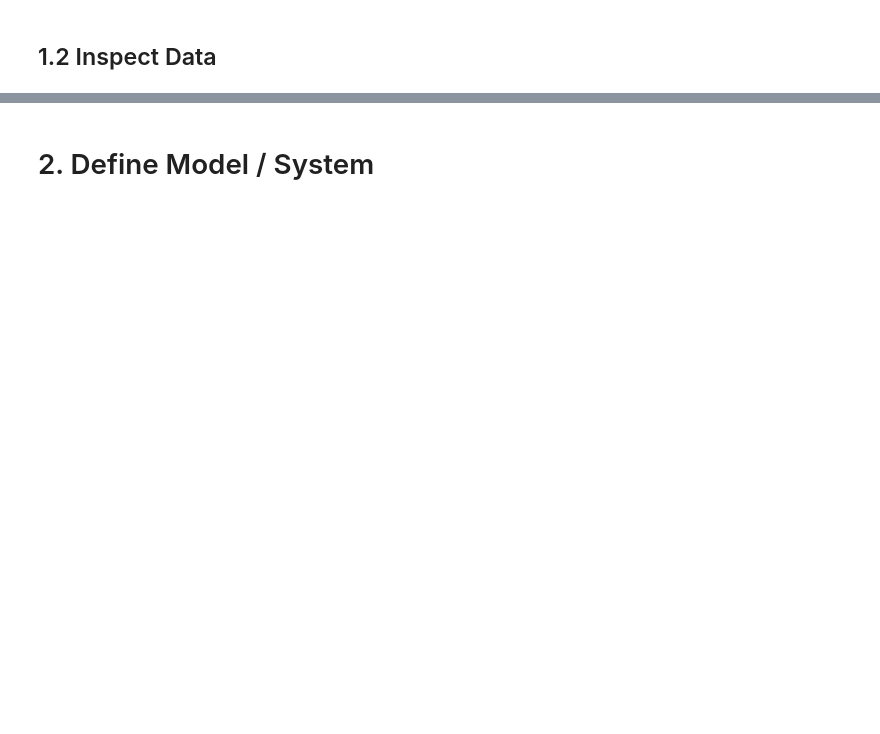
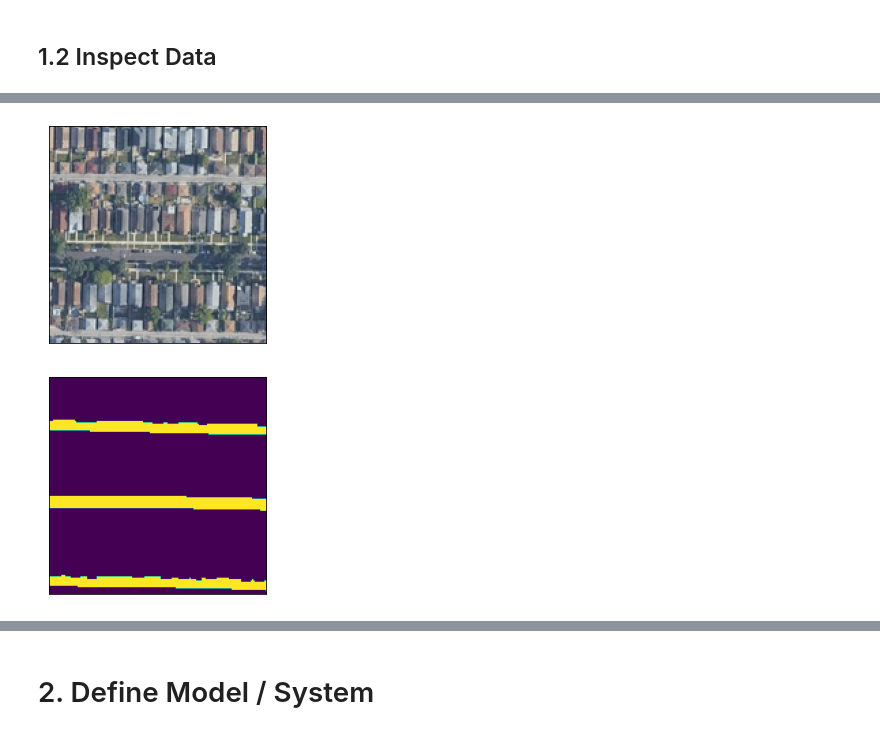
Before and after one commit to ehratjon/cil_2021, a Jupyter notebook: lightning.ipynb, the cells around one changed output, grey strips where cells are left out. Cells and saved outputs as stored; diff of their text form; code cells hidden in the pictures; blank space fills up the shorter version.

```diff
--- a/lightning.ipynb
+++ b/lightning.ipynb
@@ -49,3 +51,5 @@ torch.Size([8, 3, 160, 160])
+# %%
+imgs, masks = next(iter(road_data.test_dataloader()))
 # %% [markdown]
 ## 1.2 Inspect Data
 # %%
@@ -78,0 +65,6 @@ for x, v in zip(X, y):
+# %%
+show_image(X[0])
+show_image(y[0])
+# %% [output]
+[figure, added]
+[figure, added]
```
Also changed, not shown: parts of 47 cells of this notebook, 4 other files.
